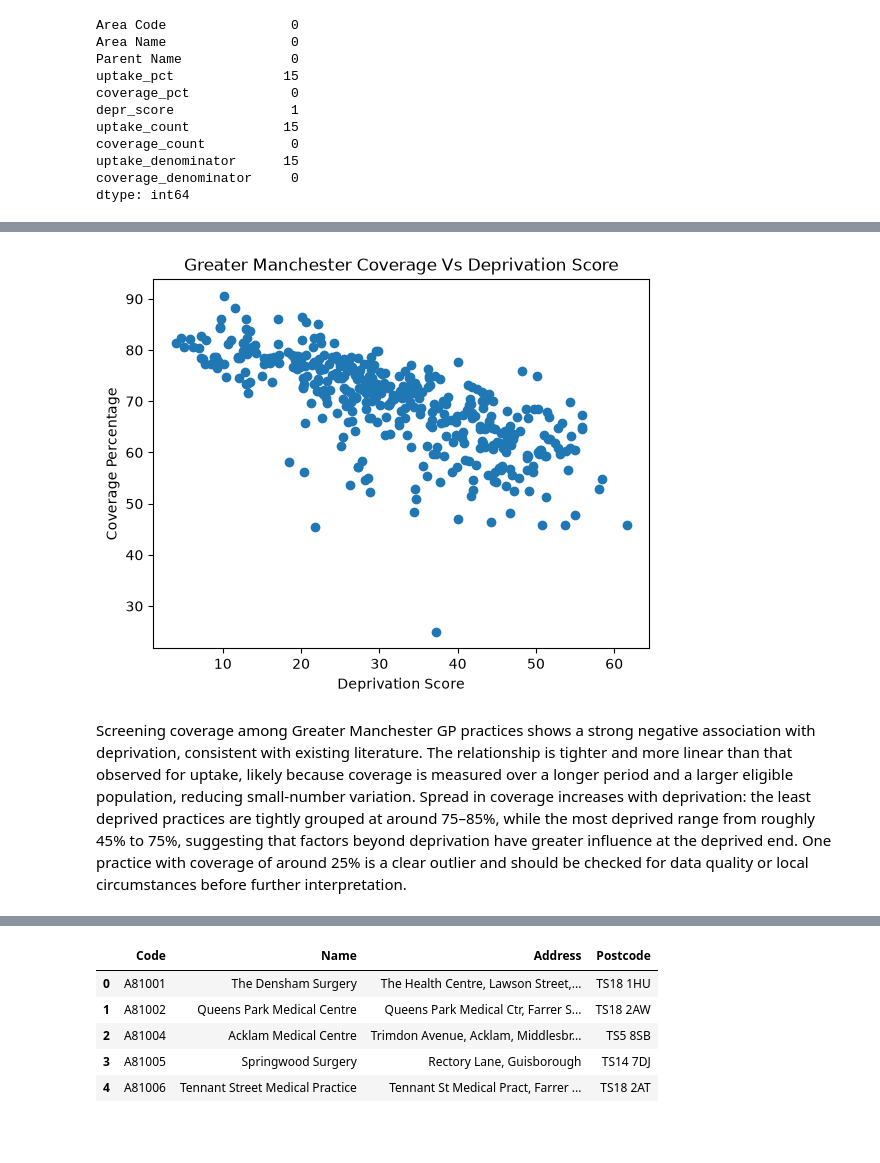
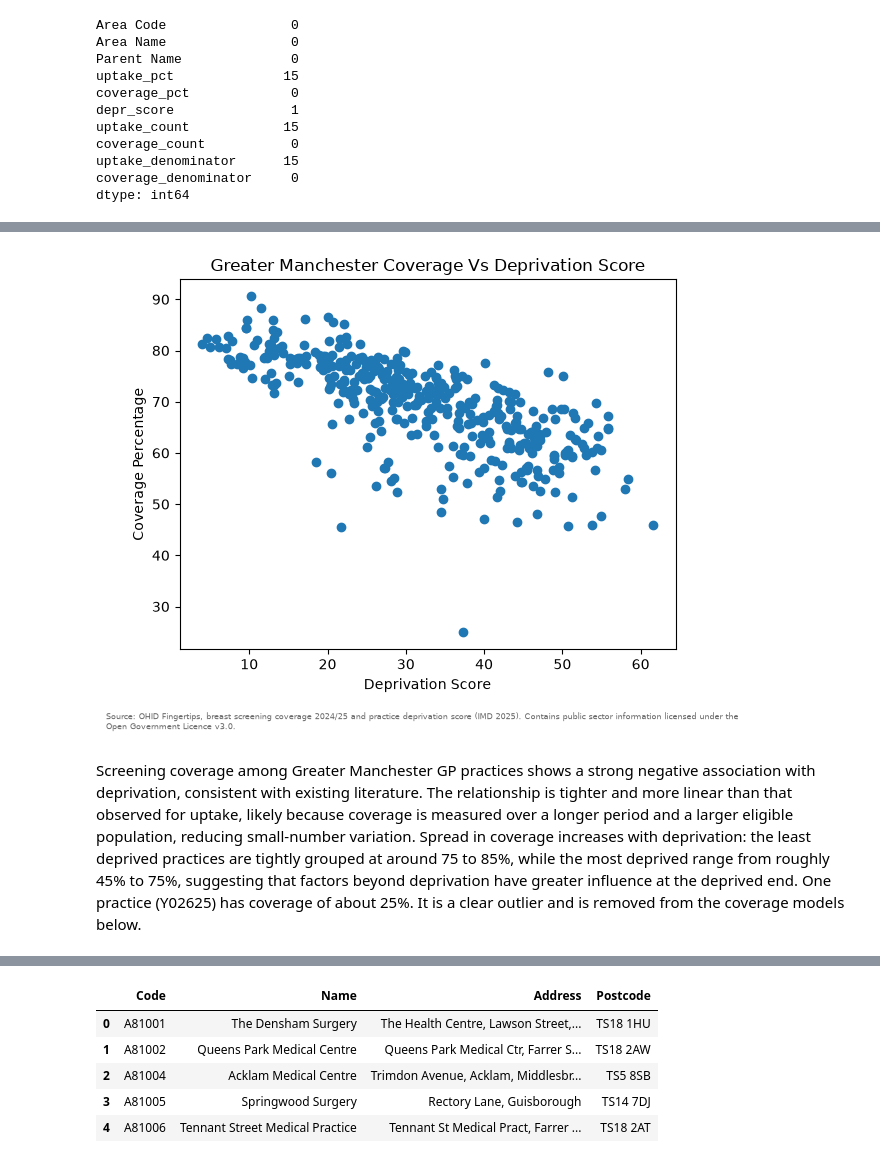
Before and after one commit to rhm-1697/mcr_cancer_study, a Jupyter notebook: Cancer_GIS.ipynb, the cells around one changed output, grey strips where cells are left out. Drawn from its saved outputs; the diff is of its cells as text; code cells hidden in the pictures; blank space fills up the shorter version.

```diff
--- a/Cancer_GIS.ipynb
+++ b/Cancer_GIS.ipynb
@@ -239,11 +290,16 @@ Notes:
 gp_wise_coverage = gp_wise_data.dropna(subset=["depr_score"])
 # %%
+# scatter plot: coverage against practice deprivation score
 plt.scatter(gp_wise_coverage["depr_score"], gp_wise_coverage["coverage_pct"])
 plt.xlabel("Deprivation Score"); plt.ylabel("Coverage Percentage"); plt.title("Greater Manchester Coverage Vs Deprivation Score")
-plt.savefig(Output_Directory/"coverge_vs_depr.png", dpi=300, bbox_inches="tight")
+
+# data attribution (required under the Open Government Licence)
+plt.figtext(0.01, -0.02, "Source: OHID Fingertips, breast screening coverage 2024/25 and practice deprivation score (IMD 2025). Contains public sector information licensed under the Open Government Licence v3.0.",
+            fontsize=6, color="dimgrey", ha="left", va="top", wrap=True)
+plt.savefig(Output_Directory/"coverage_vs_depr.png", dpi=300, bbox_inches="tight")
 plt.show()
 # %% [output]
-[figure, old version]
+[figure, new version]
 # %% [markdown]
-Screening coverage among Greater Manchester GP practices shows a strong negative association with deprivation, consistent with existing literature. The relationship is tighter and more linear than that observed for uptake, likely because coverage is measured over a longer period and a larger eligible population, reducing small-number variation. Spread in coverage increases with deprivation: the least deprived practices are tightly grouped at around 75–85%, while the most deprived range from roughly 45% to 75%, suggesting that factors beyond deprivation have greater influence at the deprived end. One practice with coverage of around 25% is a clear outlier and should be checked for data quality or local circumstances before further interpretation.
+Screening coverage among Greater Manchester GP practices shows a strong negative association with deprivation, consistent with existing literature. The relationship is tighter and more linear than that observed for uptake, likely because coverage is measured over a longer period and a larger eligible population, reducing small-number variation. Spread in coverage increases with deprivation: the least deprived practices are tightly grouped at around 75 to 85%, while the most deprived range from roughly 45% to 75%, suggesting that factors beyond deprivation have greater influence at the deprived end. One practice (Y02625) has coverage of about 25%. It is a clear outlier and is removed from the coverage models below.
 # %%
```
Also changed, not shown: parts of 117 cells of this notebook, 10 other files.
